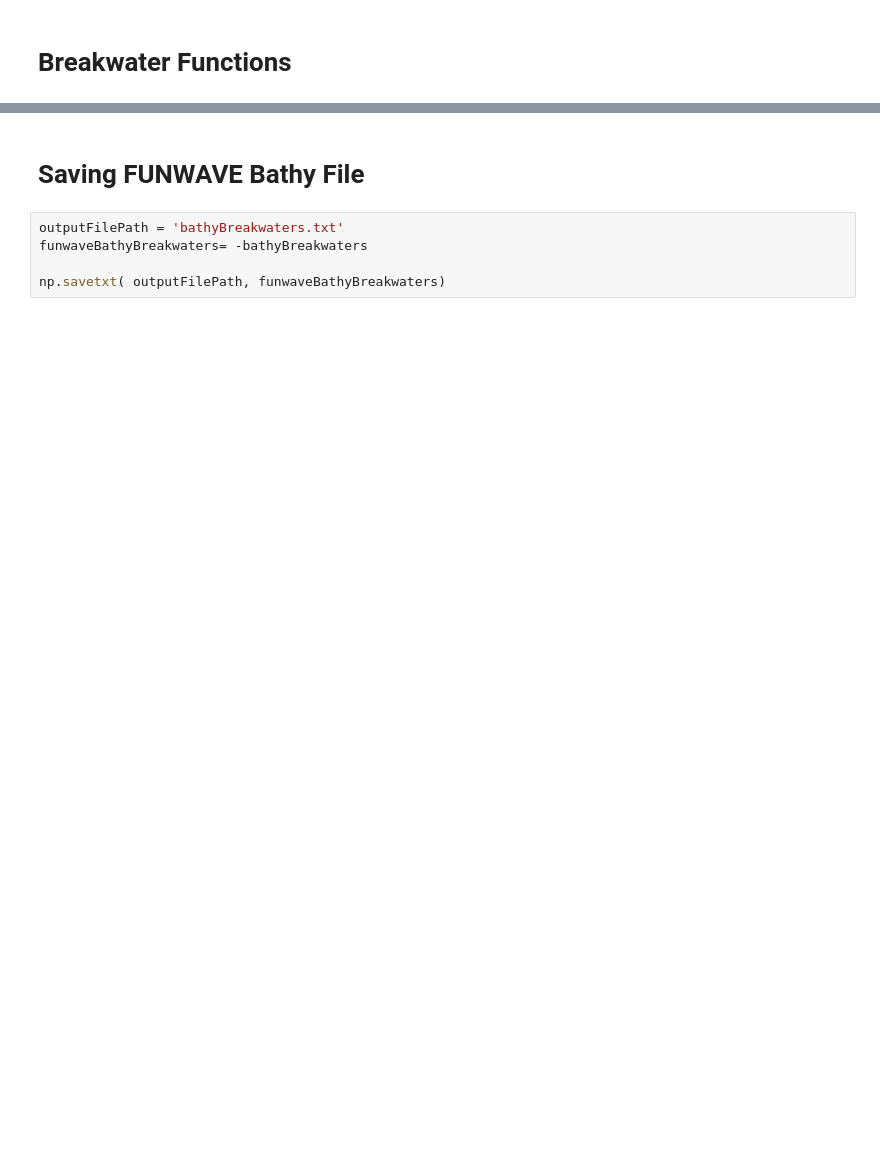
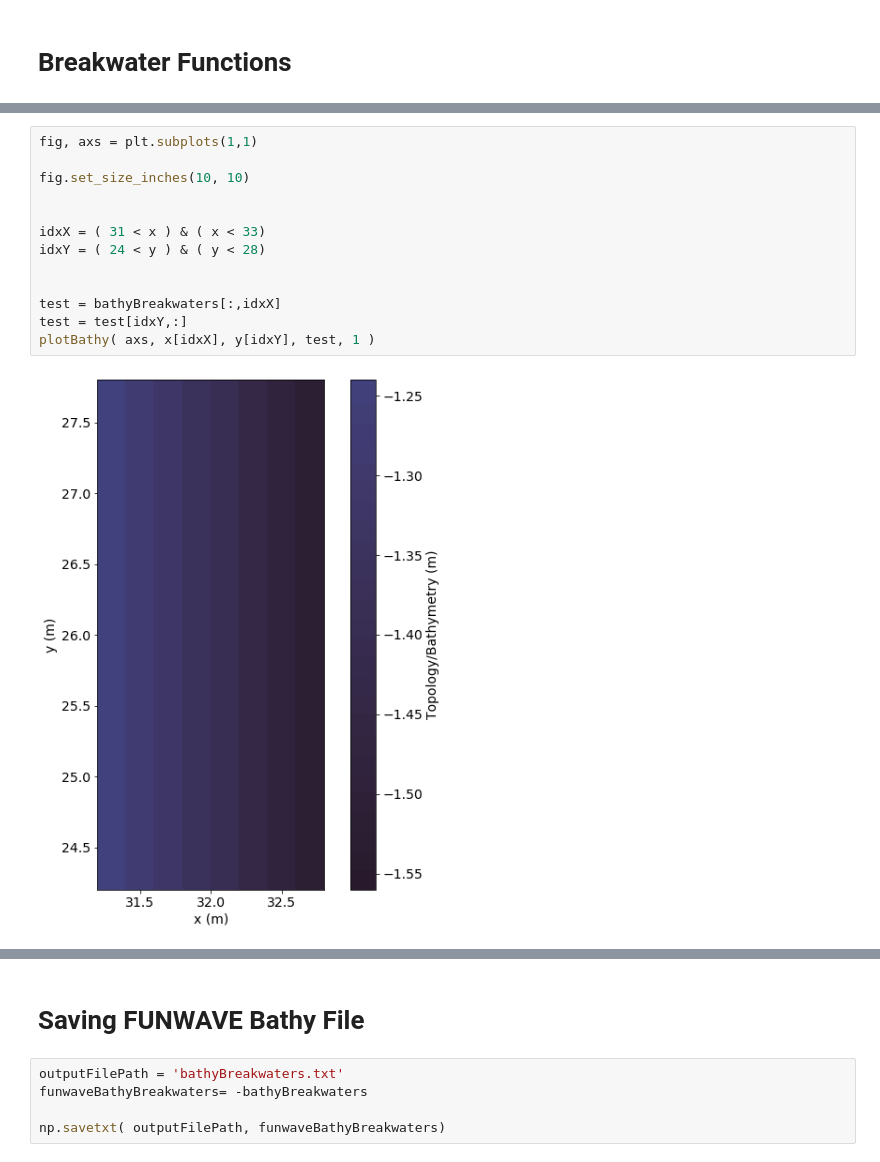
Before and after one commit to mayhl/FUNWAVE-TVD-pyScripts, a Jupyter notebook: bathy_modifications/addBreakwater.ipynb, the cells around one changed output, grey strips where cells are left out. Saved outputs shown, nothing was run; the diff lists cells and outputs as text; blank space fills up the shorter version.

```diff
--- a/bathy_modifications/addBreakwater.ipynb
+++ b/bathy_modifications/addBreakwater.ipynb
@@ -259,0 +501,15 @@ plotBathy( axs[1], x, y, bathyBreakwaters, stride )
+# %%
+fig, axs = plt.subplots(1,1)
+
+fig.set_size_inches(10, 10)
+
+
+idxX = ( 31 < x ) & ( x < 33)
+idxY = ( 24 < y ) & ( y < 28)
+
+
+test = bathyBreakwaters[:,idxX]
+test = test[idxY,:]
+plotBathy( axs, x[idxX], y[idxY], test, 1 )
+# %% [output]
+[figure, added]
```
Also changed, not shown: parts of 12 cells of this notebook.
